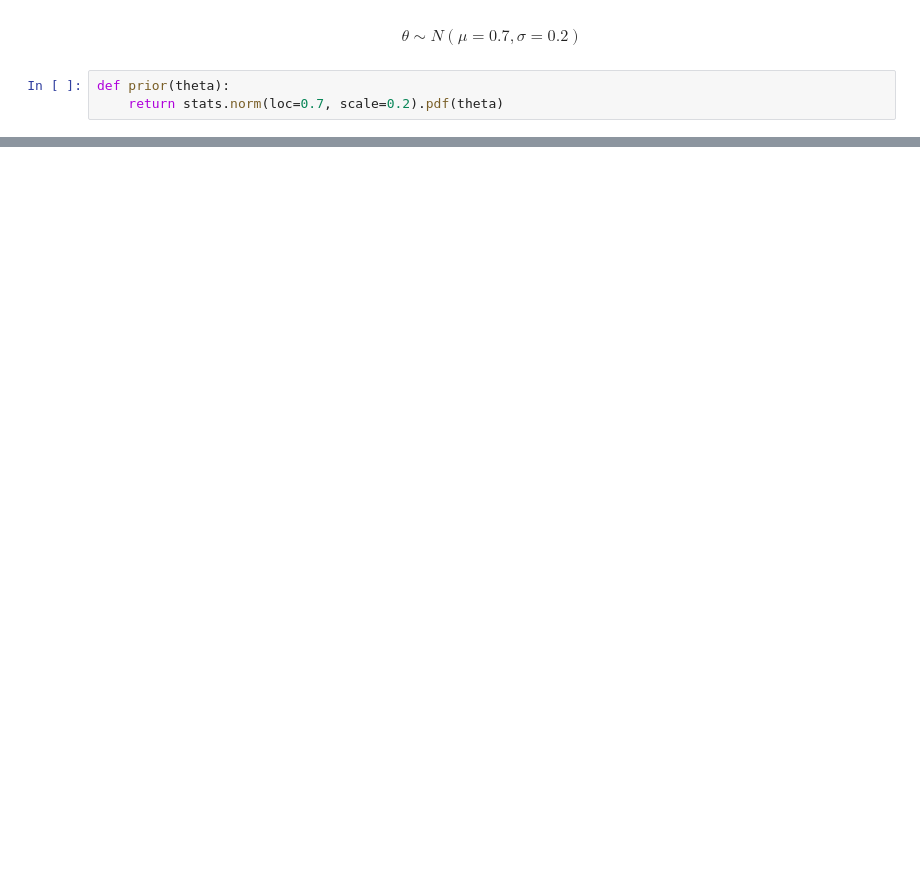
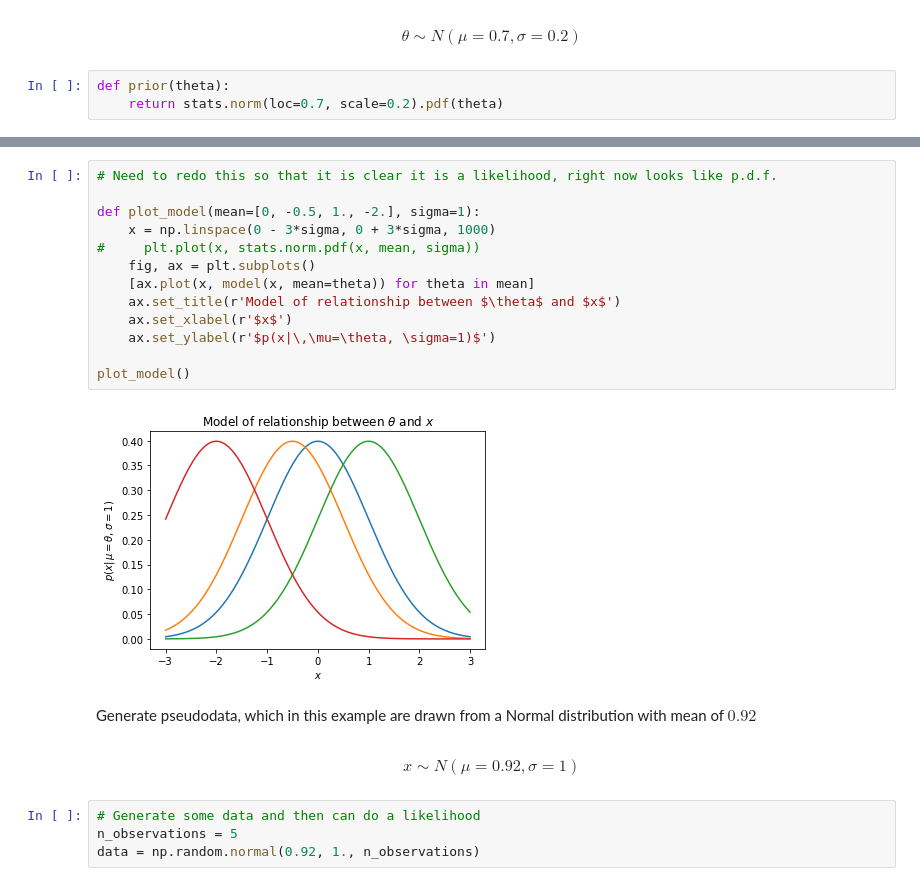
Before and after one commit to matthewfeickert/Statistics-Notes, a Jupyter notebook: Notebooks/Bayesian/Bayesian-Inference.ipynb, the cells around one changed output, grey strips where cells are left out. Cells and saved outputs as stored; diff of their text form; blank space fills up the shorter version.

Commit message:
Continue example and add outline for finishing example

```diff
--- a/Notebooks/Bayesian/Bayesian-Inference.ipynb
+++ b/Notebooks/Bayesian/Bayesian-Inference.ipynb
@@ -95,0 +113,25 @@ def plot_prior():
+# %%
+# Need to redo this so that it is clear it is a likelihood, right now looks like p.d.f.
+
+def plot_model(mean=[0, -0.5, 1., -2.], sigma=1):
+    x = np.linspace(0 - 3*sigma, 0 + 3*sigma, 1000)
+#     plt.plot(x, stats.norm.pdf(x, mean, sigma))
+    fig, ax = plt.subplots()
+    [ax.plot(x, model(x, mean=theta)) for theta in mean]
+    ax.set_title(r'Model of relationship between $\theta$ and $x$')
+    ax.set_xlabel(r'$x$')
+    ax.set_ylabel(r'$p(x|\,\mu=\theta, \sigma=1)$')
+
+plot_model()
+# %% [output]
+[figure, added]
+# %% [markdown]
+Generate pseudodata, which in this example are drawn from a Normal distribution with mean of $0.92$
+# %% [markdown]
+$$
+x \sim N\left(\mu=0.92, \sigma = 1\right)
+$$
+# %%
+# Generate some data and then can do a likelihood
+n_observations = 5
+data = np.random.normal(0.92, 1., n_observations)
```
Also changed, not shown: parts of 11 cells of this notebook.
